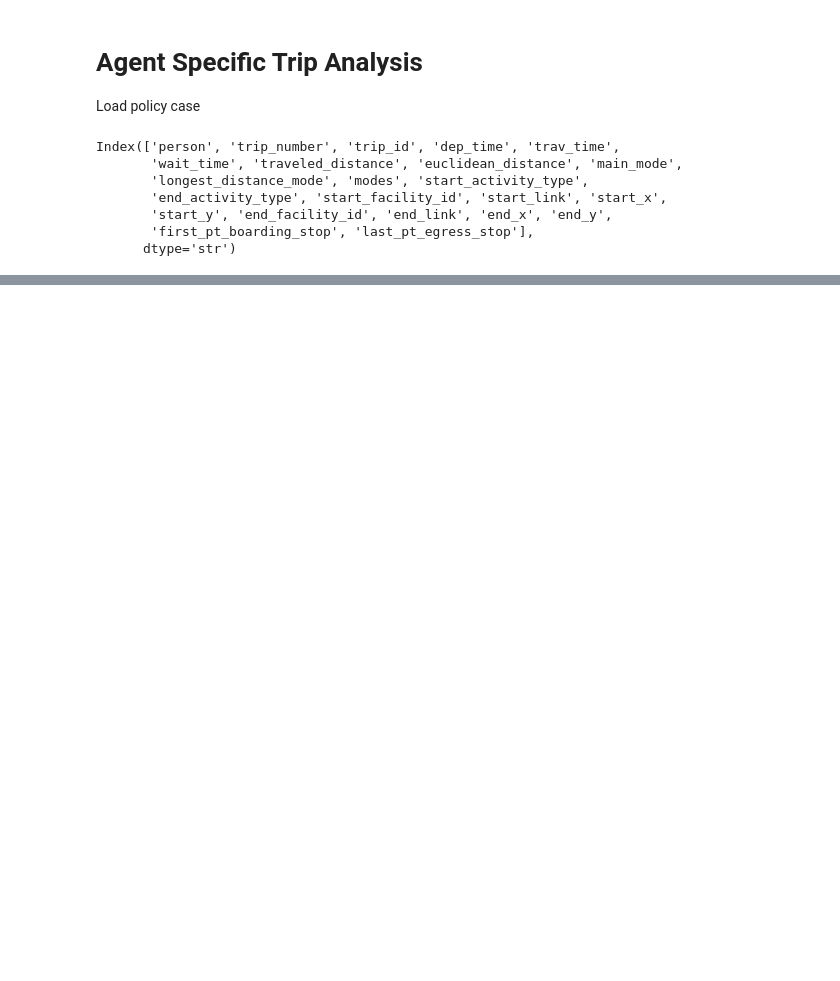
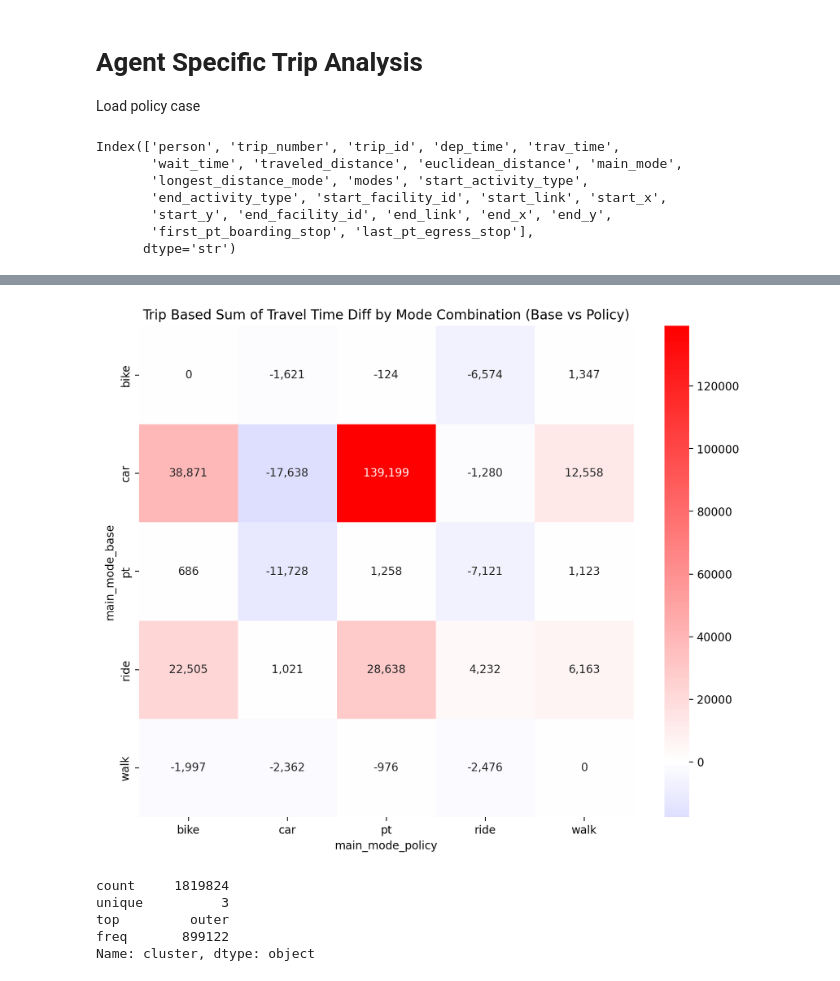
Before and after one commit to matsim-scenarios/matsim-berlin, a Jupyter notebook: src/main/python/analysis/trips-agent-specific.ipynb, the cells around one changed output, grey strips where cells are left out. Drawn from its saved outputs; the diff is of its cells as text; code cells hidden in the pictures; blank space fills up the shorter version.

```diff
--- a/src/main/python/analysis/trips-agent-specific.ipynb
+++ b/src/main/python/analysis/trips-agent-specific.ipynb
@@ -67,0 +180,4 @@ Index(['person_base', 'trip_number_base', 'trip_id', 'dep_time_base',
+# %%
+plot_mode_combination_heatmap(mode_matrix_base_deparking, "sum_travel_time_diff_hr", "Trip Based Sum of Travel Time Diff by Mode Combination (Base vs Policy)")
+# %% [output]
+[figure, added]
@@ -67,0 +215,8 @@ Index(['person_base', 'trip_number_base', 'trip_id', 'dep_time_base',
+# %%
+base_x_policy_base_trips_home["cluster"].describe()
+# %% [output]
+count     1819824
+unique          3
+top         outer
+freq       899122
+Name: cluster, dtype: object
```
Also changed, not shown: parts of 17 cells of this notebook, 5 other files.
